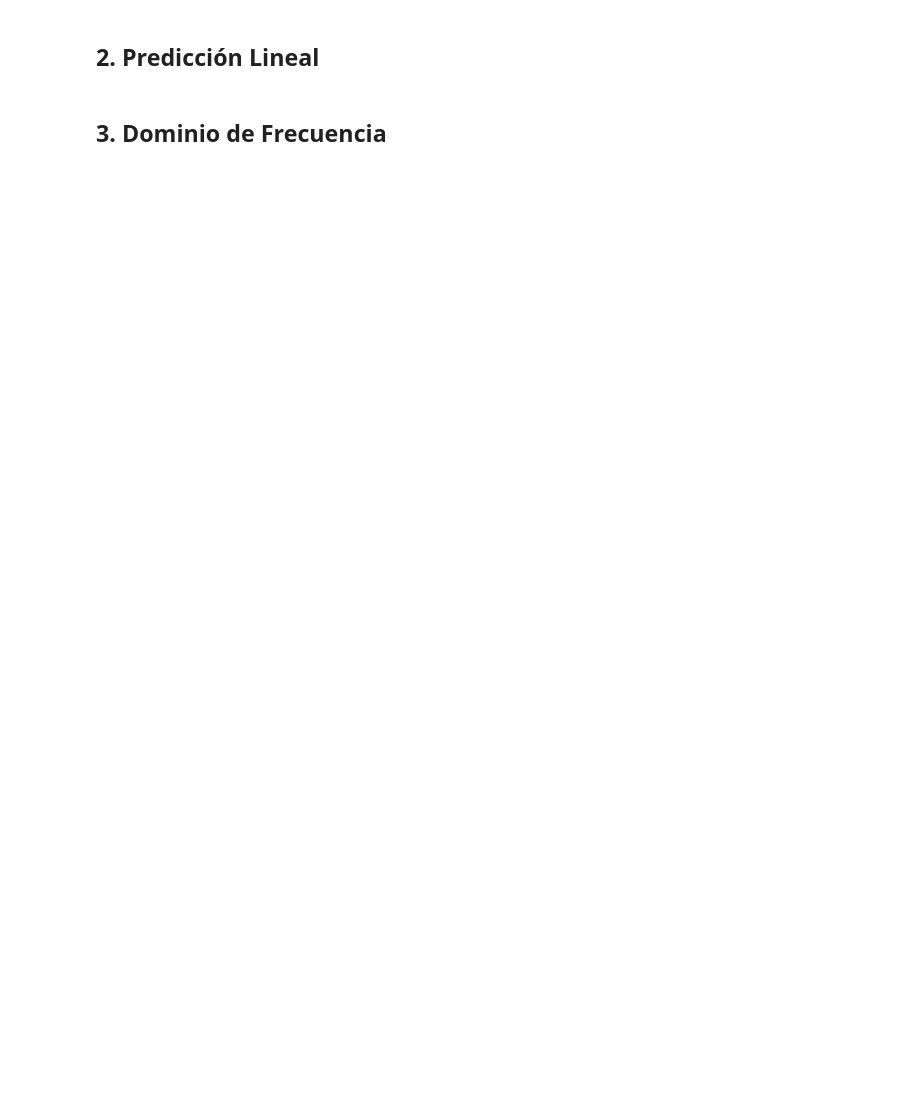
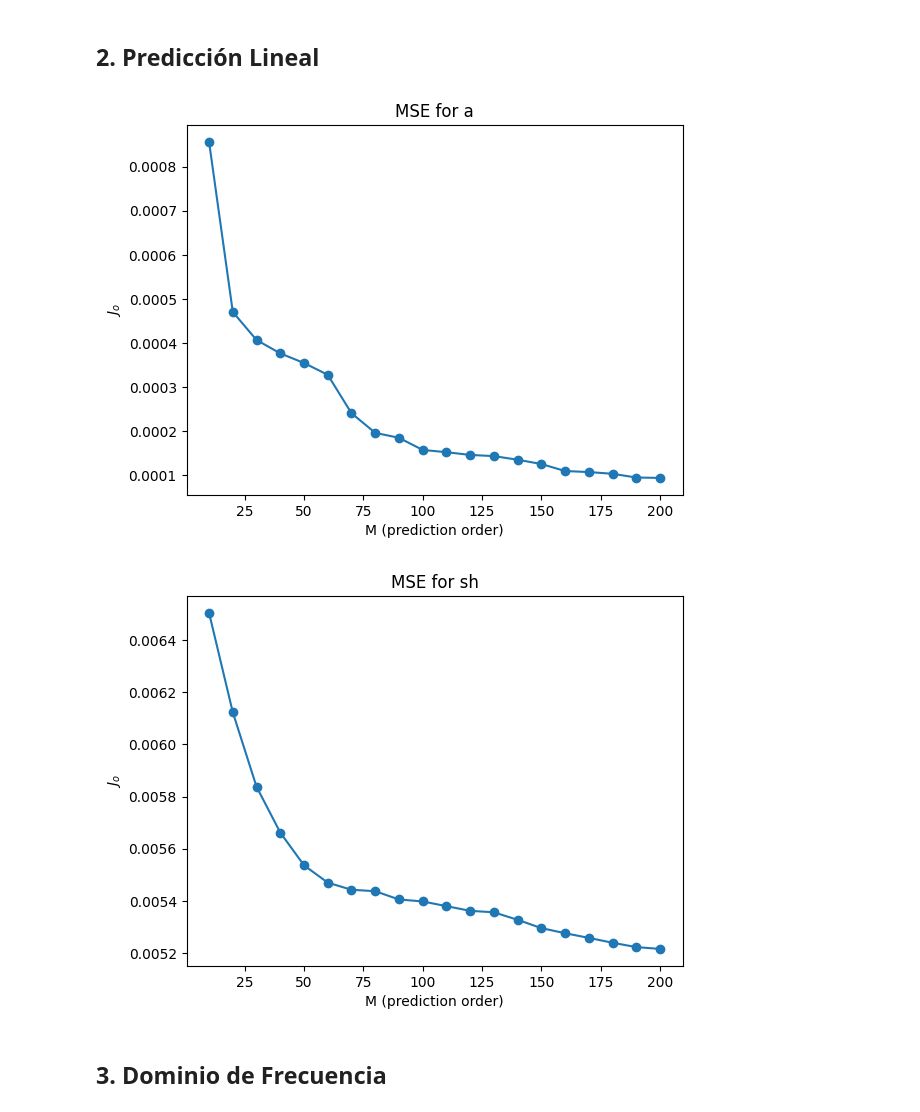
Before and after one commit to albertig2/Procesamiento-Adaptivo-22.46-, a Jupyter notebook: TP3/TP2_prediccion_lineal.ipynb, the cells around one changed output. Saved outputs shown, nothing was run; the diff lists cells and outputs as text; code cells hidden in the pictures; blank space fills up the shorter version.

```diff
--- a/TP3/TP2_prediccion_lineal.ipynb
+++ b/TP3/TP2_prediccion_lineal.ipynb
@@ -33,0 +25,16 @@ sh = signal.resample_poly(sh, fs, fs_sh)
+# %%
+# Should I normalize signals?
+fs = 16000
+
+a, fs_a = sf.read("data/a.wav", always_2d=True)
+sh, fs_sh= sf.read("data/sh.wav", always_2d=True)
+
+a = a.mean(axis=1)
+a = signal.resample_poly(a, fs, fs_a)
+a = a[0:1*fs] # 1 segundo
+display(Audio(a, rate=fs))
+
+sh = sh.mean(axis=1)
+sh = signal.resample_poly(sh, fs, fs_sh)
+sh = sh[0:fs] # 1 segundo
+display(Audio(sh, rate=fs))
@@ -36,8 +46,53 @@ sh = signal.resample_poly(sh, fs, fs_sh)
 # %%
 # Predicción forward
 # Plot MSE J
 # Dos codos para a y un para sh
 # Recomendacion: Investigen error ef(n)
+# ef(n) = x(n) + aH(n)x(n-1)
+# Not investigated ef.......
+
+
+for x, name in zip([a, sh], ['a', 'sh']):
+    M_values = [10, 20, 30, 40, 50, 60, 70, 80, 90, 100, 110, 120, 130, 140, 150, 160, 170, 180, 190, 200]
+
+    N = len(x)
+
+    J = []
+
+    for M in M_values:
+
+        # Past samples: x[n-1], ..., x[n-M]
+        X = np.array([
+            x[n-M:n][::-1]
+            for n in range(M, N)
+        ])
+
+        # Desired/current samples: x[n]
+        d = x[M:N]
+
+        # Autocorrelation matrix
+        R = X.conj().T @ X / len(d)
+
+        # Cross-correlation vector
+        r = X.conj().T @ d / len(d)
+
+        # Optimal predictor coefficients
+        ao = np.linalg.solve(R, -r)
+
+        # Minimum MSE
+        sigma_x2 = np.vdot(d, d).real / len(d)
+        Jo = sigma_x2 - np.vdot(-r, ao).real
+
+        J.append(Jo)
+
+    plt.plot(M_values, J, "-o")
+    plt.xlabel("M (prediction order)")
+    plt.ylabel(r"$J_o$")
+    plt.title(f'MSE for {name}')
+    plt.show()
+# %% [output]
+[figure, added]
+[figure, added]
 # %% [markdown]
 ## 3. Dominio de Frecuencia
 # %%
```
Also changed, not shown: parts of 6 cells of this notebook, 3 other files.
